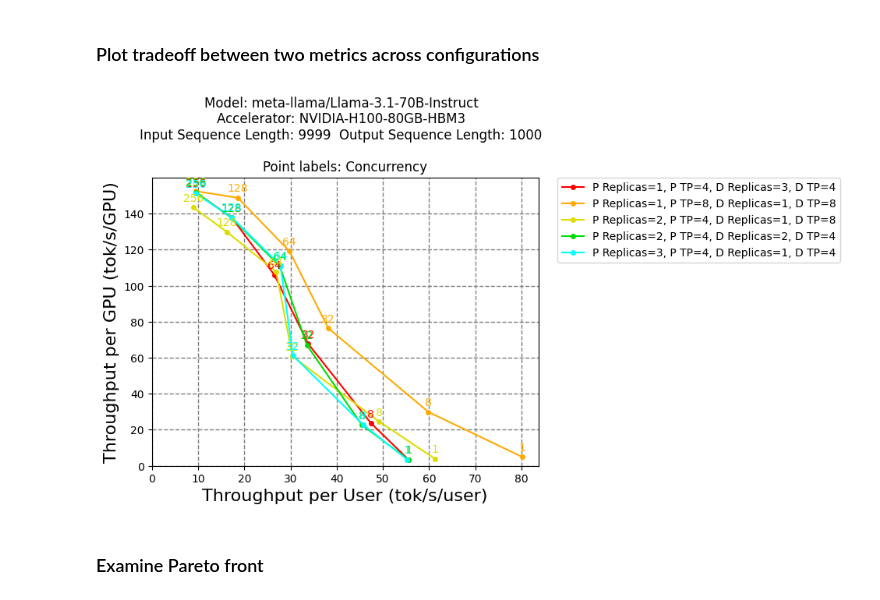
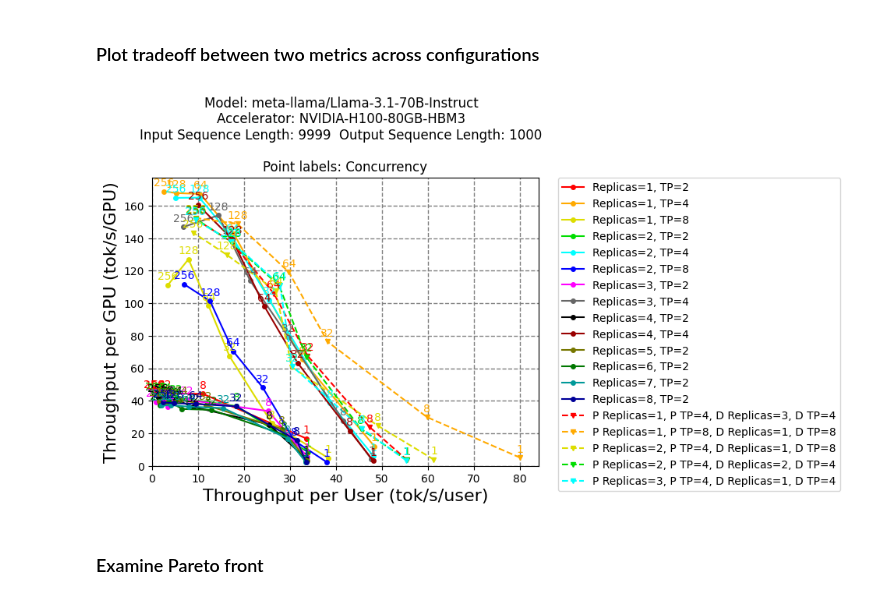
Before and after one commit to llm-d/llm-d-benchmark, a Jupyter notebook: analysis/analysis.ipynb, the cells around one changed output. Cells and saved outputs as stored; diff of their text form; code cells hidden in the pictures.

```diff
--- a/analysis/analysis.ipynb
+++ b/analysis/analysis.ipynb
@@ -124,41 +126,43 @@ plot_scenario(
 ################################################################################
 
 # Select index of scenario
-idx = 185
+idx = 241
 
 # Configuration keys to group
-config_keys = ['P_Replicas', 'P_TP', 'D_Replicas', 'D_TP']
-#config_keys = ['Replicas', 'TP']
+config_keys = [
+    ['Replicas', 'TP'],
+    ['P_Replicas', 'P_TP', 'D_Replicas', 'D_TP'],
+]
 
 # Segregate traces by column
 col_seg_by='Directory_Base'
 
 # Columns for axes
 col_x = 'Thpt_per_User'
 col_y = 'Thpt_per_GPU'
 # The "Z" axis will be numerical printouts above each point
 col_z = 'Max_Concurrency'
 
 # Select linear or log scales
 log_x = False
 log_y = False
 
 ################################################################################
 # Standard code
 ################################################################################
 
 plot_scenario_tradeoff(
     runs_df=runs,
     scenario=scenarios[idx],
     config_keys=config_keys,
     col_x=col_x,
     col_y=col_y,
     col_z=col_z,
     col_seg_by=col_seg_by,
     log_x=log_x,
     log_y=log_y)
 # %% [output]
-[figure, old version]
+[figure, new version]
 # %% [markdown]
 ### Examine Pareto front
 # %%
```
Also changed, not shown: parts of 6 cells of this notebook, 1 other file.
